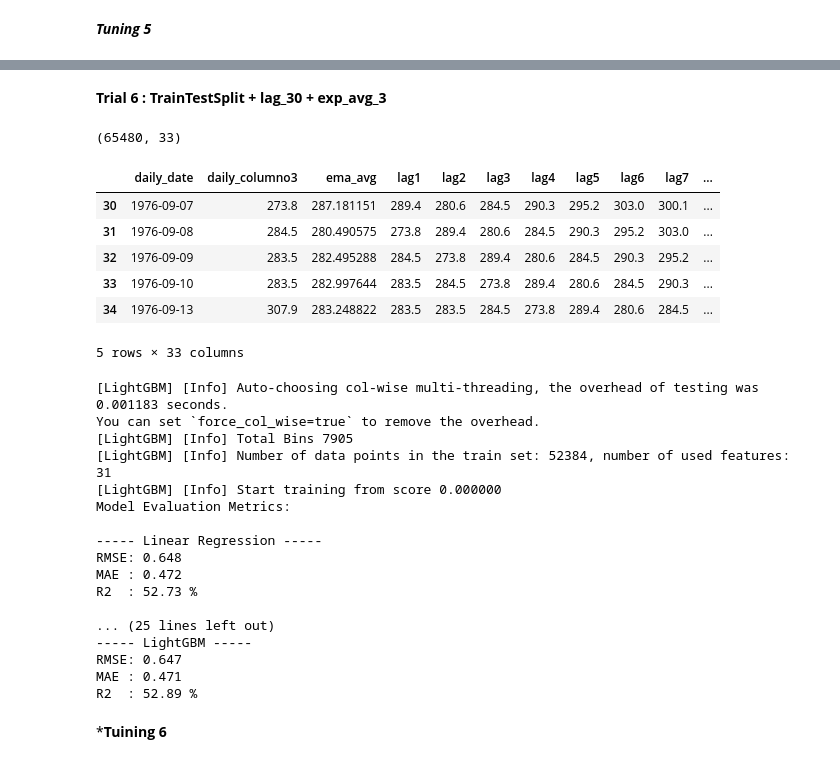
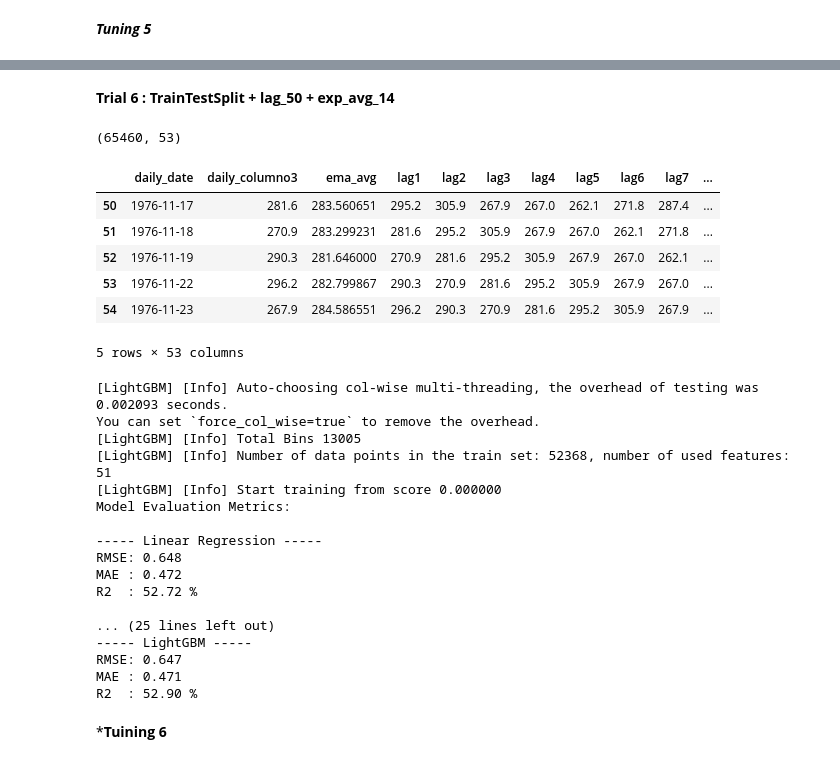
Before and after one commit to Abir784/Predictve-analysis-of-ozone-layer-using-ML, a Jupyter notebook: trial_and_error_using_normal_spliting.ipynb, the cells around one changed output, grey strips where cells are left out. Saved outputs shown, nothing was run; the diff lists cells and outputs as text; code cells hidden in the pictures.

```diff
--- a/trial_and_error_using_normal_spliting.ipynb
+++ b/trial_and_error_using_normal_spliting.ipynb
@@ -335,7 +335,7 @@ df2['rolling_std'] = df2['daily_columno3'].shift(1).rolling(window=3).std()
 df2['ema_avg'] = df2['daily_columno3'].shift(1).ewm(span=3, adjust=False).mean()
 
 
-for i in range(1, 31):
+for i in range(1, 41):
     df2[f'lag{i}'] = df2['daily_columno3'].shift(i)
 
 
@@ -553,7 +567,7 @@ df3['rolling_avg'] = df3['daily_columno3'].shift(1).rolling(window=14).mean()
 df3['ema_avg'] = df3['daily_columno3'].shift(1).ewm(span=14, adjust=False).mean()
 
 
-for i in range(1, 81):
+for i in range(1, 91):
     df3[f'lag{i}'] = df3['daily_columno3'].shift(i)
 
 
@@ -770,7 +798,7 @@ df4['rolling_avg'] = df4['daily_columno3'].shift(1).rolling(window=7).mean()
 # Exponential moving average feature (7-day) - To Avoid data leakage, we shift the column by 1 day
 
 
-for i in range(1, 61):
+for i in range(1, 71):
     df4[f'lag{i}'] = df4['daily_columno3'].shift(i)
 
 
@@ -985,7 +1027,7 @@ df5['rolling_avg'] = df5['daily_columno3'].shift(1).rolling(window=7).mean()
 # Exponential moving average feature (7-day) - To Avoid data leakage, we shift the column by 1 day
 
 
-for i in range(1, 61):
+for i in range(1, 101):
     df5[f'lag{i}'] = df5['daily_columno3'].shift(i)
 
 
@@ -1190,36 +1246,36 @@ for name, metrics in results.items():
 # %% [markdown]
-**Trial 6 : TrainTestSplit + lag_30 + exp_avg_3**
+**Trial 6 : TrainTestSplit + lag_50 + exp_avg_14**
 # %%
 # 2. Sort the dataframe by the full date (oldest to latest)
 df6=df.copy()
 df6 = df6.sort_values('daily_date', ascending=True).reset_index(drop=True)
 
 # Rolling average feature (3-day) - To Avoid data leakage, we shift the column by 1 day
-df6['ema_avg'] = df6['daily_columno3'].shift(1).ewm(span=3, adjust=False).mean()
+df6['ema_avg'] = df6['daily_columno3'].shift(1).ewm(span=14, adjust=False).mean()
 
 # Exponential moving average feature (7-day) - To Avoid data leakage, we shift the column by 1 day
 
 
-for i in range(1, 31):
+for i in range(1, 51):
     df6[f'lag{i}'] = df6['daily_columno3'].shift(i)
 
 
 df6.dropna(inplace=True)
 print(df6.shape)
 df6.head()
 # %% [output]
-(65480, 33)
+(65460, 53)
 |  | daily_date | daily_columno3 | ema_avg | lag1 | lag2 | lag3 | lag4 | lag5 | lag6 | lag7 | ... |
-| 30 | 1976-09-07 | 273.8 | 287.181151 | 289.4 | 280.6 | 284.5 | 290.3 | 295.2 | 303.0 | 300.1 | ... |
-| 31 | 1976-09-08 | 284.5 | 280.490575 | 273.8 | 289.4 | 280.6 | 284.5 | 290.3 | 295.2 | 303.0 | ... |
-| 32 | 1976-09-09 | 283.5 | 282.495288 | 284.5 | 273.8 | 289.4 | 280.6 | 284.5 | 290.3 | 295.2 | ... |
-| 33 | 1976-09-10 | 283.5 | 282.997644 | 283.5 | 284.5 | 273.8 | 289.4 | 280.6 | 284.5 | 290.3 | ... |
-| 34 | 1976-09-13 | 307.9 | 283.248822 | 283.5 | 283.5 | 284.5 | 273.8 | 289.4 | 280.6 | 284.5 | ... |
+| 50 | 1976-11-17 | 281.6 | 283.560651 | 295.2 | 305.9 | 267.9 | 267.0 | 262.1 | 271.8 | 287.4 | ... |
+| 51 | 1976-11-18 | 270.9 | 283.299231 | 281.6 | 295.2 | 305.9 | 267.9 | 267.0 | 262.1 | 271.8 | ... |
+| 52 | 1976-11-19 | 290.3 | 281.646000 | 270.9 | 281.6 | 295.2 | 305.9 | 267.9 | 267.0 | 262.1 | ... |
+| 53 | 1976-11-22 | 296.2 | 282.799867 | 290.3 | 270.9 | 281.6 | 295.2 | 305.9 | 267.9 | 267.0 | ... |
+| 54 | 1976-11-23 | 267.9 | 284.586551 | 296.2 | 290.3 | 270.9 | 281.6 | 295.2 | 305.9 | 267.9 | ... |
-5 rows × 33 columns
+5 rows × 53 columns
 # %%
 minmax_x = StandardScaler()
 minmax_y= StandardScaler()
-lag_features = [f'lag{i}' for i in range(1, 31)]
+lag_features = [f'lag{i}' for i in range(1, 51)]
 lag_features.append('ema_avg')
 X = df6[lag_features]
 y = df6['daily_columno3']
@@ -1272,23 +1328,23 @@ for name, res in results.items():
     print(f"MAE : {res['MAE']:.3f}")
     print(f"R2  : {(res['R2']*100):.2f} %\n")
 # %% [output]
-[LightGBM] [Info] Auto-choosing col-wise multi-threading, the overhead of testing was 0.001183 seconds.
+[LightGBM] [Info] Auto-choosing col-wise multi-threading, the overhead of testing was 0.002093 seconds.
 You can set `force_col_wise=true` to remove the overhead.
-[LightGBM] [Info] Total Bins 7905
-[LightGBM] [Info] Number of data points in the train set: 52384, number of used features: 31
+[LightGBM] [Info] Total Bins 13005
+[LightGBM] [Info] Number of data points in the train set: 52368, number of used features: 51
 [LightGBM] [Info] Start training from score 0.000000
 Model Evaluation Metrics:
 
 ----- Linear Regression -----
 RMSE: 0.648
 MAE : 0.472
-R2  : 52.73 %
+R2  : 52.72 %
 
 ... (25 lines left out)
 ----- LightGBM -----
 RMSE: 0.647
 MAE : 0.471
-R2  : 52.89 %
+R2  : 52.90 %
 # %% [markdown]
 ***Tuining 6**
 # %%
```
Also changed, not shown: parts of 26 cells of this notebook.
